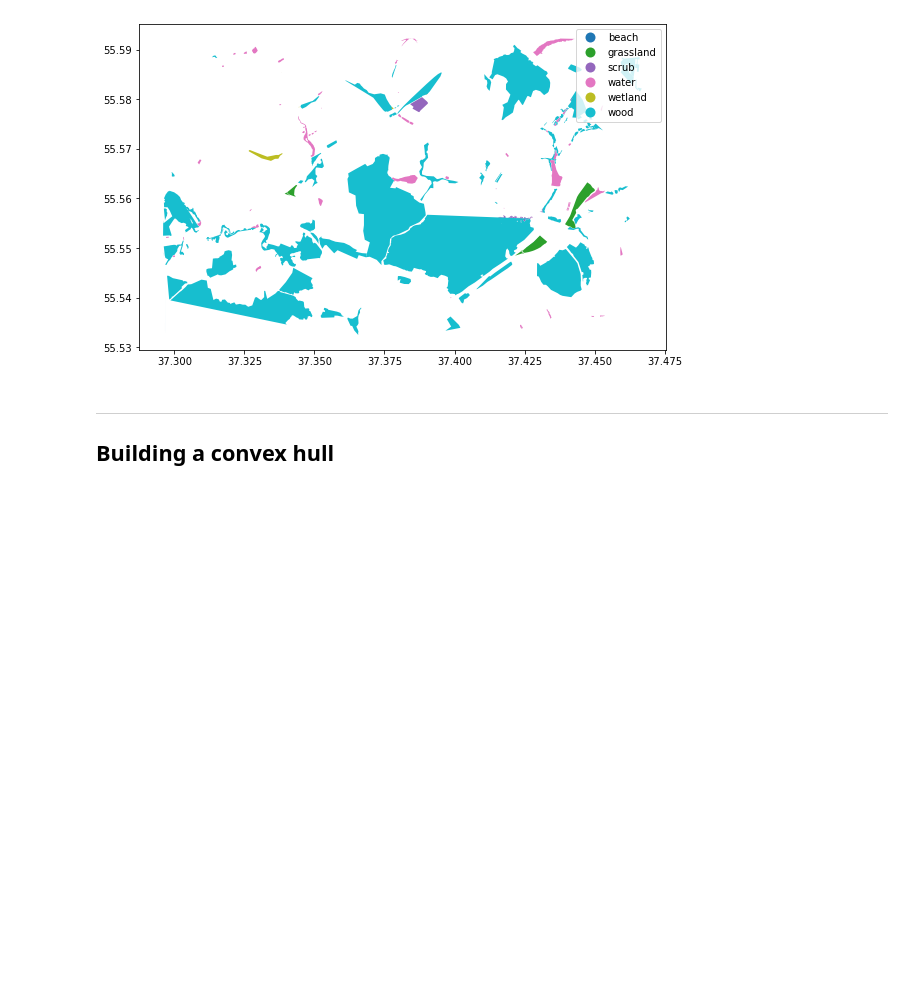
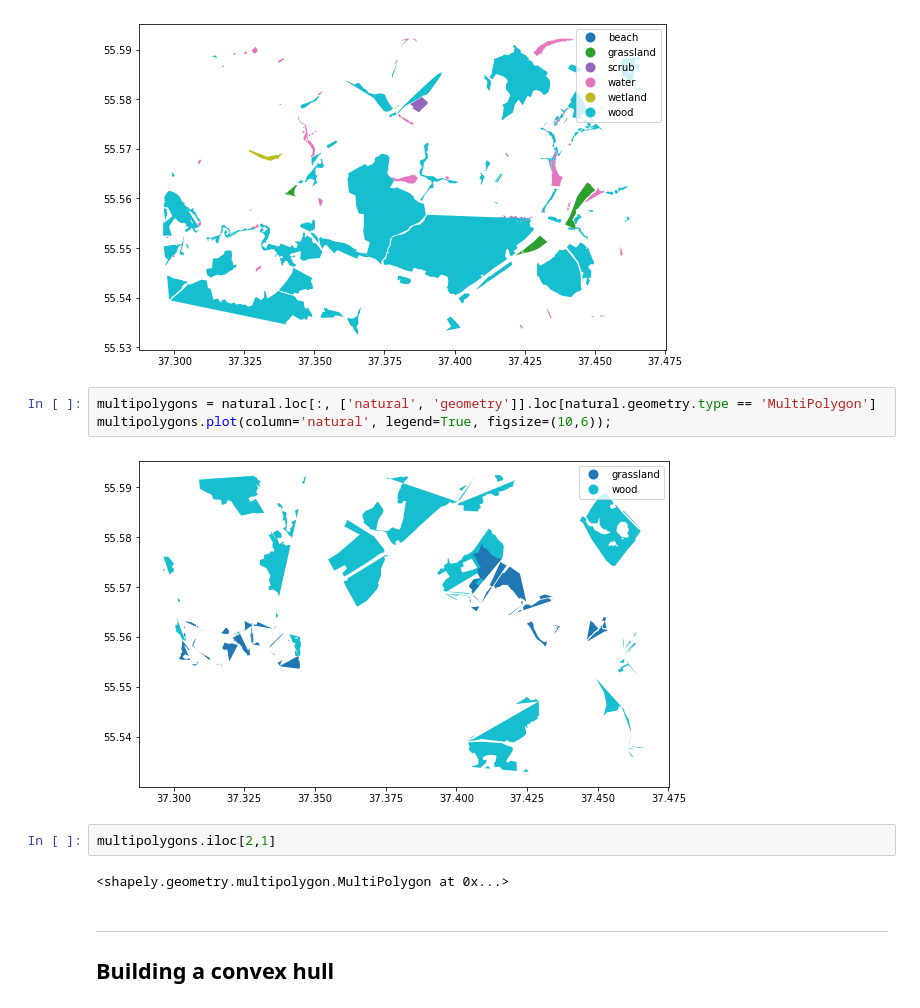
Before and after one commit to Denikozub/Offroad-routing-engine, a Jupyter notebook: Graph.ipynb, the cells around one changed output. Saved outputs shown, nothing was run; the diff lists cells and outputs as text; blank space fills up the shorter version.

```diff
--- a/Graph.ipynb
+++ b/Graph.ipynb
@@ -64,6 +64,15 @@ polygons = natural.loc[:, ['natural', 'geometry']].loc[natural.geometry.type ==
 polygons.plot(column='natural', legend=True, figsize=(10,6));
 # %% [output]
 [figure]
+# %%
+multipolygons = natural.loc[:, ['natural', 'geometry']].loc[natural.geometry.type == 'MultiPolygon']
+multipolygons.plot(column='natural', legend=True, figsize=(10,6));
+# %% [output]
+[figure, added]
+# %%
+multipolygons.iloc[2,1]
+# %% [output]
+<shapely.geometry.multipolygon.MultiPolygon at 0x...>
 # %% [markdown]
 ___
 ## Building a convex hull
```
Also changed, not shown: parts of 9 cells of this notebook, 1 other file.
